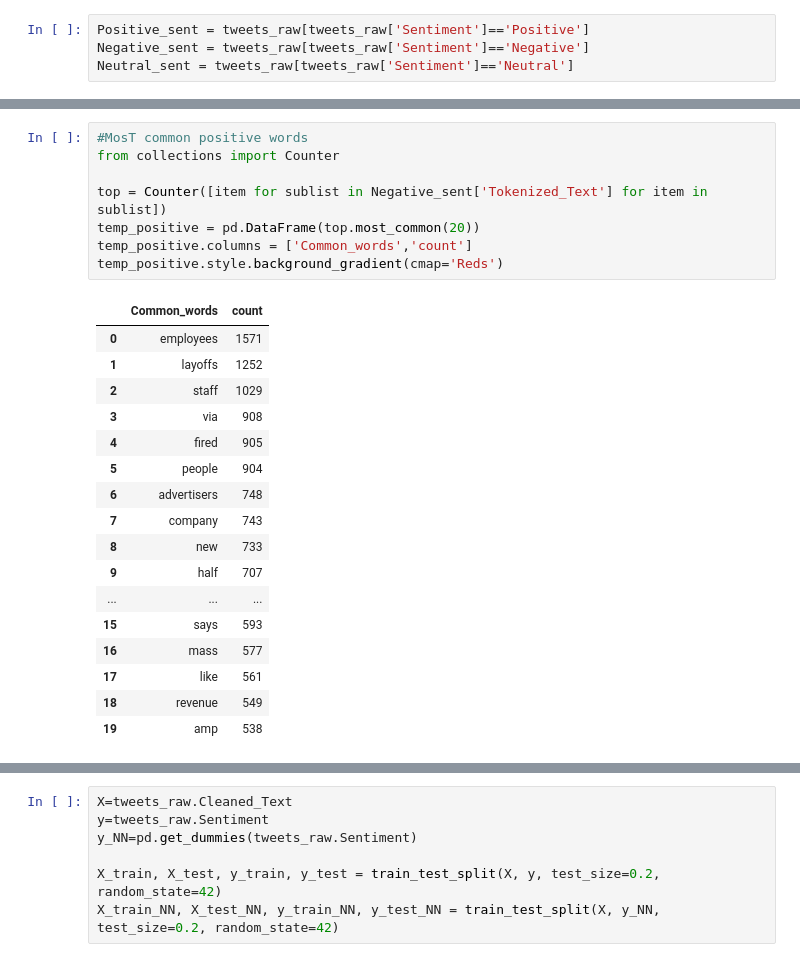
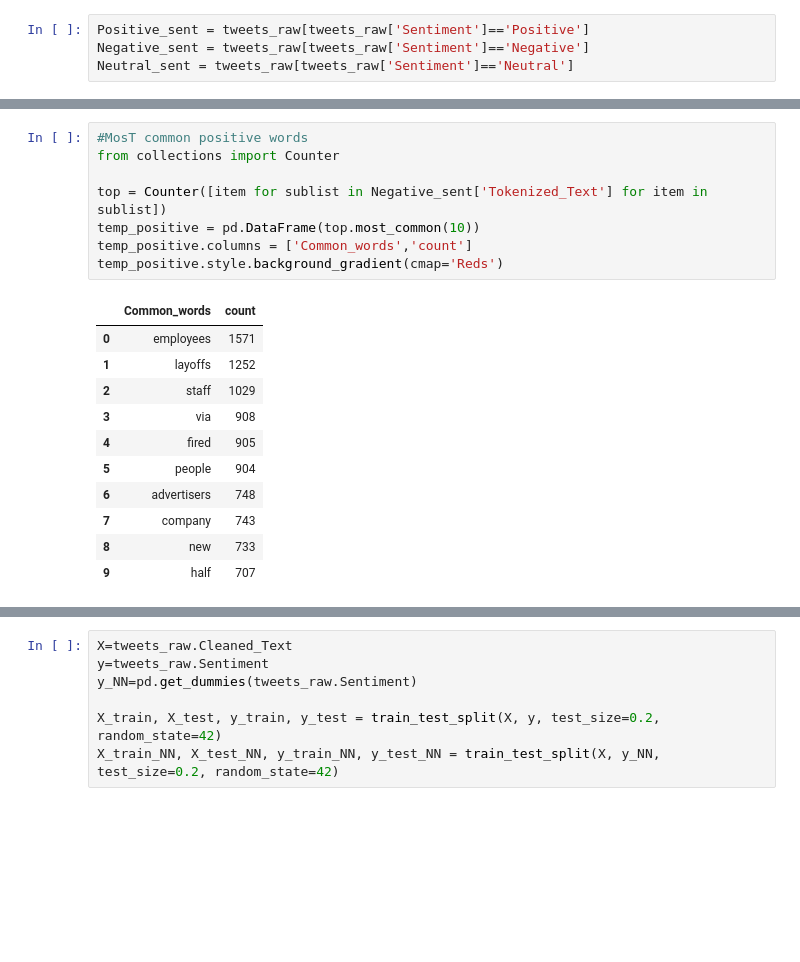
Before and after one commit to Milgha/NLP-FakeNews, a Jupyter notebook: Master_Notebook.ipynb, the cells around one changed output, grey strips where cells are left out. Drawn from its saved outputs; the diff is of its cells as text; blank space fills up the shorter version.

```diff
--- a/Master_Notebook.ipynb
+++ b/Master_Notebook.ipynb
@@ -340,26 +399,20 @@ temp_positive.style.background_gradient(cmap='Greens')
 # %%
 #MosT common positive words
 from collections import Counter
 
 top = Counter([item for sublist in Negative_sent['Tokenized_Text'] for item in sublist])
-temp_positive = pd.DataFrame(top.most_common(20))
+temp_positive = pd.DataFrame(top.most_common(10))
 temp_positive.columns = ['Common_words','count']
 temp_positive.style.background_gradient(cmap='Reds')
 # %% [output]
 |  | Common_words | count |
 | 0 | employees | 1571 |
 | 1 | layoffs | 1252 |
 | 2 | staff | 1029 |
 | 3 | via | 908 |
 | 4 | fired | 905 |
 | 5 | people | 904 |
 | 6 | advertisers | 748 |
 | 7 | company | 743 |
 | 8 | new | 733 |
 | 9 | half | 707 |
-| ... | ... | ... |
-| 15 | says | 593 |
-| 16 | mass | 577 |
-| 17 | like | 561 |
-| 18 | revenue | 549 |
-| 19 | amp | 538 |
```
Also changed, not shown: parts of 72 cells of this notebook, 7 other files.
